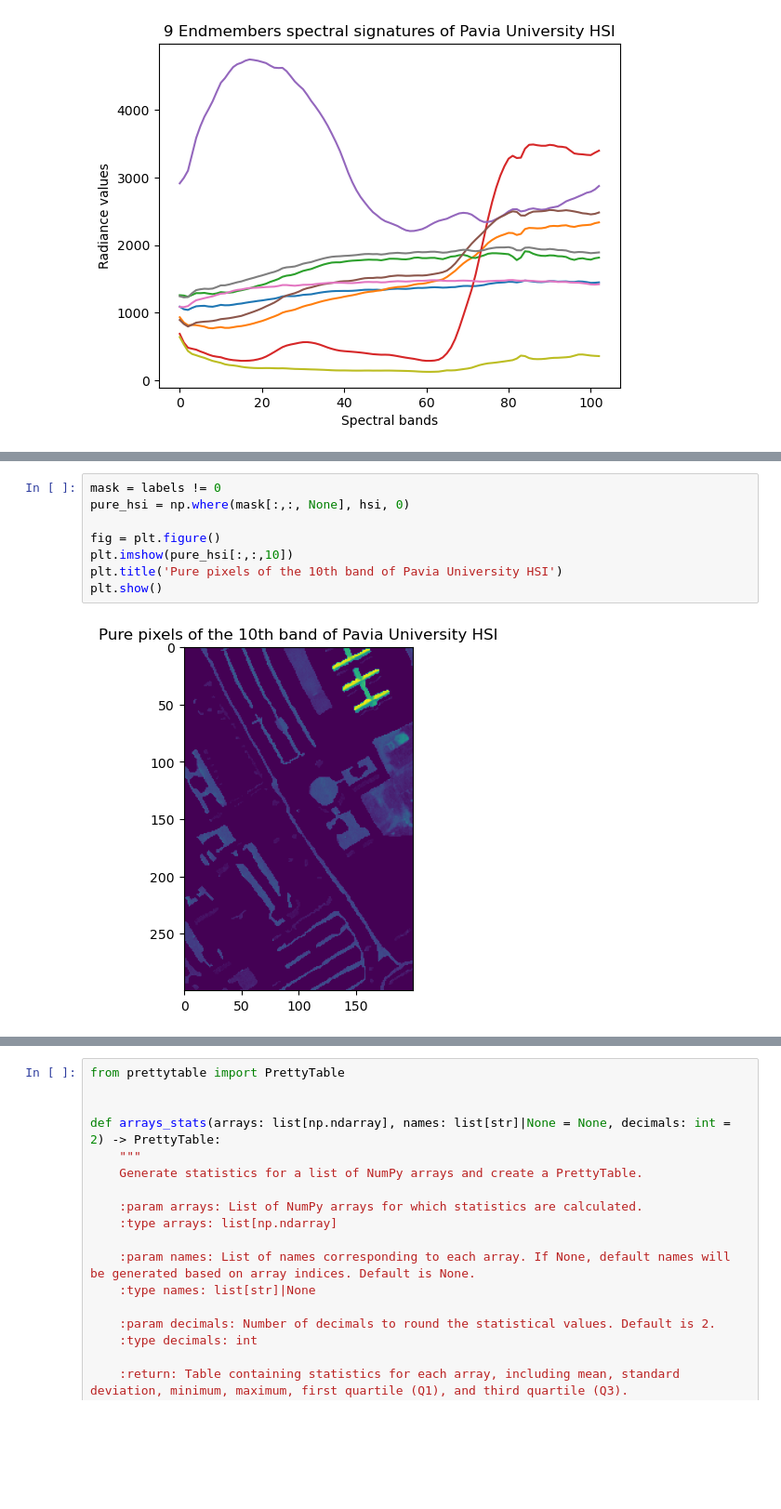
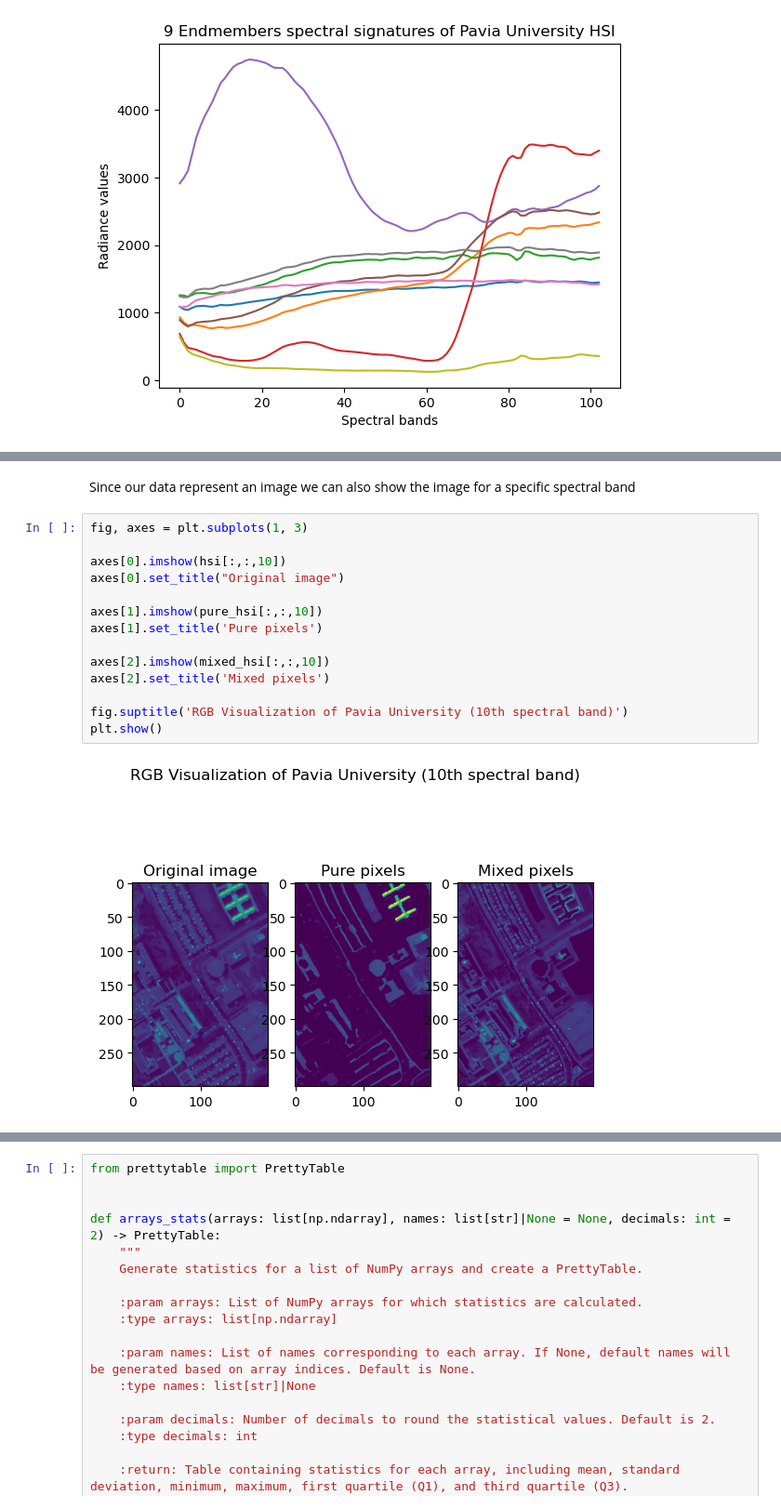
Before and after one commit to dimits-ts/hyperspectral-imaging, a Jupyter notebook: Project_AUEB.ipynb, the cells around one changed output, grey strips where cells are left out. Shown: that part at 93% size. Cells and saved outputs as stored; diff of their text form; blank space fills up the shorter version.

```diff
--- a/Project_AUEB.ipynb
+++ b/Project_AUEB.ipynb
@@ -59,10 +77,18 @@ plt.show()
-# %%
-mask = labels != 0
-pure_hsi = np.where(mask[:,:, None], hsi, 0)
-
-fig = plt.figure()
-plt.imshow(pure_hsi[:,:,10])
-plt.title('Pure pixels of the 10th band of Pavia University HSI')
-plt.show()
-# %% [output]
-[figure, removed]
+# %% [markdown]
+Since our data represent an image we can also show the image for a specific spectral band
+# %%
+fig, axes = plt.subplots(1, 3)
+
+axes[0].imshow(hsi[:,:,10])
+axes[0].set_title("Original image")
+
+axes[1].imshow(pure_hsi[:,:,10])
+axes[1].set_title('Pure pixels')
+
+axes[2].imshow(mixed_hsi[:,:,10])
+axes[2].set_title('Mixed pixels')
+
+fig.suptitle('RGB Visualization of Pavia University (10th spectral band)')
+plt.show()
+# %% [output]
+[figure, added]
```
Also changed, not shown: parts of 25 cells of this notebook.
